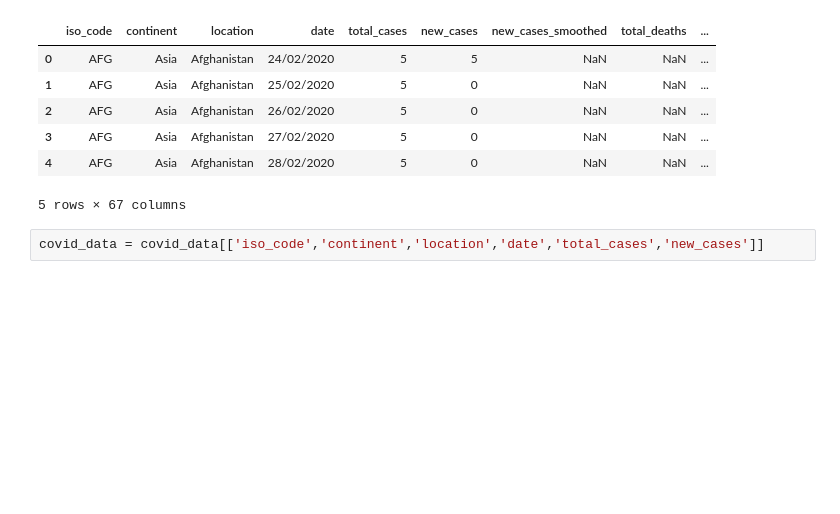
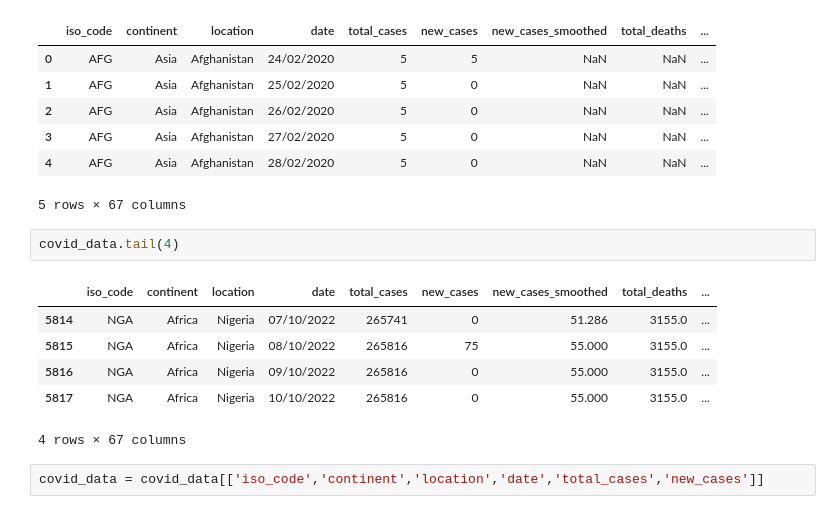
Before and after one commit to salemprakash/EDA, a Jupyter notebook: test.ipynb, the cells around one changed output. Cells and saved outputs as stored; diff of their text form; blank space fills up the shorter version.

```diff
--- a/test.ipynb
+++ b/test.ipynb
@@ -17,6 +17,15 @@ covid_data.head(5)
 | 3 | AFG | Asia | Afghanistan | 27/02/2020 | 5 | 0 | NaN | NaN | ... |
 | 4 | AFG | Asia | Afghanistan | 28/02/2020 | 5 | 0 | NaN | NaN | ... |
 5 rows × 67 columns
+# %%
+covid_data.tail(4)
+# %% [output]
+|  | iso_code | continent | location | date | total_cases | new_cases | new_cases_smoothed | total_deaths | ... |
+| 5814 | NGA | Africa | Nigeria | 07/10/2022 | 265741 | 0 | 51.286 | 3155.0 | ... |
+| 5815 | NGA | Africa | Nigeria | 08/10/2022 | 265816 | 75 | 55.000 | 3155.0 | ... |
+| 5816 | NGA | Africa | Nigeria | 09/10/2022 | 265816 | 0 | 55.000 | 3155.0 | ... |
+| 5817 | NGA | Africa | Nigeria | 10/10/2022 | 265816 | 0 | 55.000 | 3155.0 | ... |
+4 rows × 67 columns
 # %%
 covid_data = covid_data[['iso_code','continent','location','date','total_cases','new_cases']]
 # %%
```
